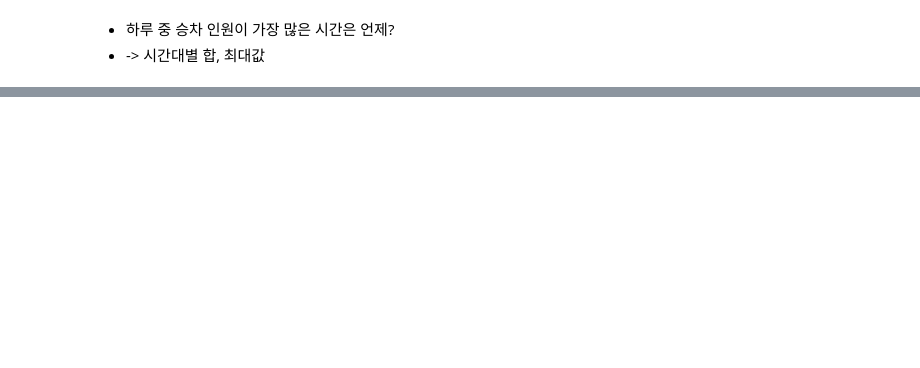
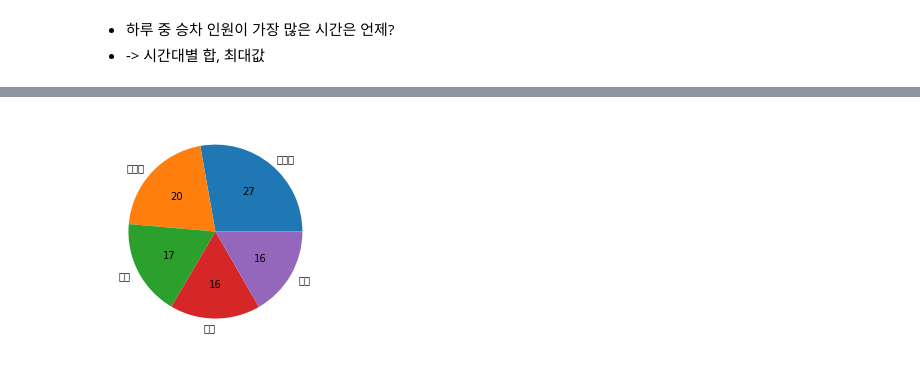
Before and after one commit to hwangryang/python, a Jupyter notebook: Untitled14.ipynb, the cells around one changed output, grey strips where cells are left out. Cells and saved outputs as stored; diff of their text form; code cells hidden in the pictures; blank space fills up the shorter version.

```diff
--- a/Untitled14.ipynb
+++ b/Untitled14.ipynb
@@ -127,0 +94,3 @@ TypeError: '>' not supported between instances of 'int' and 'str'
+# %%
+subway = df.iloc[:, 3:-1]
+subway.head()
@@ -127,0 +105,3 @@ TypeError: '>' not supported between instances of 'int' and 'str'
+# %%
+subway = subway.replace(',', '', regex=True)
+subway = subway.astype('int')
@@ -127,0 +118,11 @@ TypeError: '>' not supported between instances of 'int' and 'str'
+# %%
+유임하차 = subway['유임하차']
+무임하차 = subway['무임하차']
+# 유임하차
+비율 = 무임하차/유임하차
+# %%
+y = 비율.sort_values(ascending=False)[:5]
+# %%
+m = plt.pie(y, labels=y.index, autopct='%d')
+# %% [output]
+[figure, added]
```
Also changed, not shown: parts of 15 cells of this notebook.
